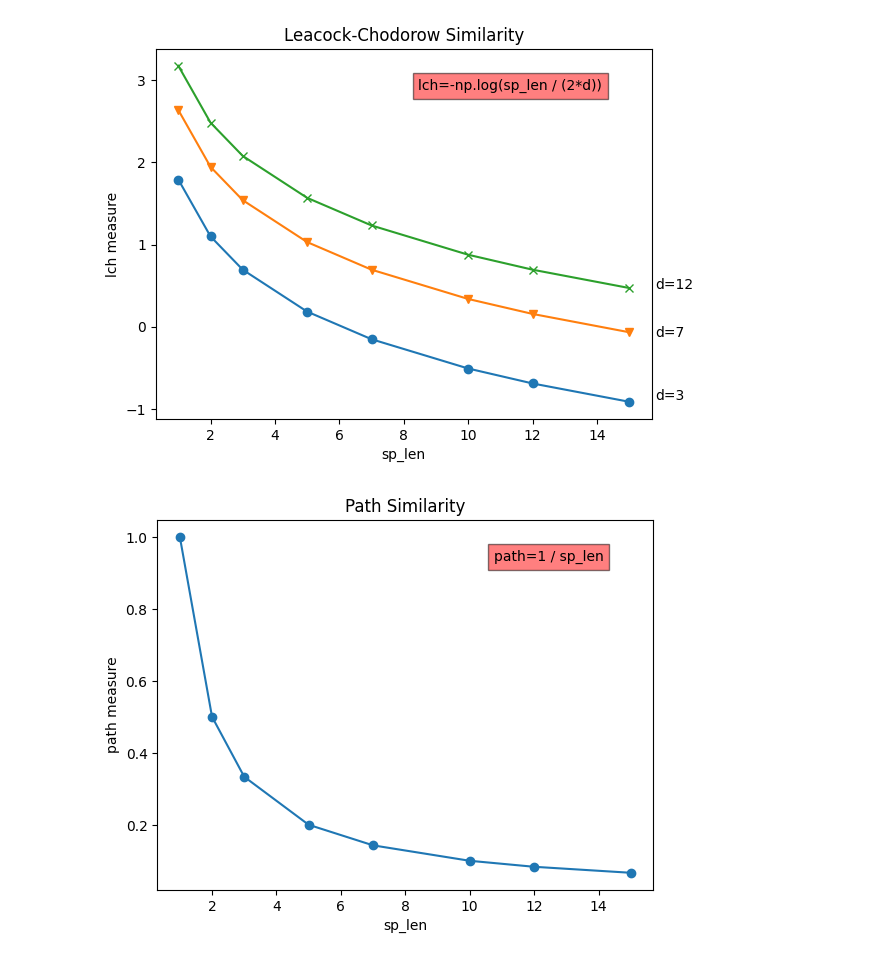
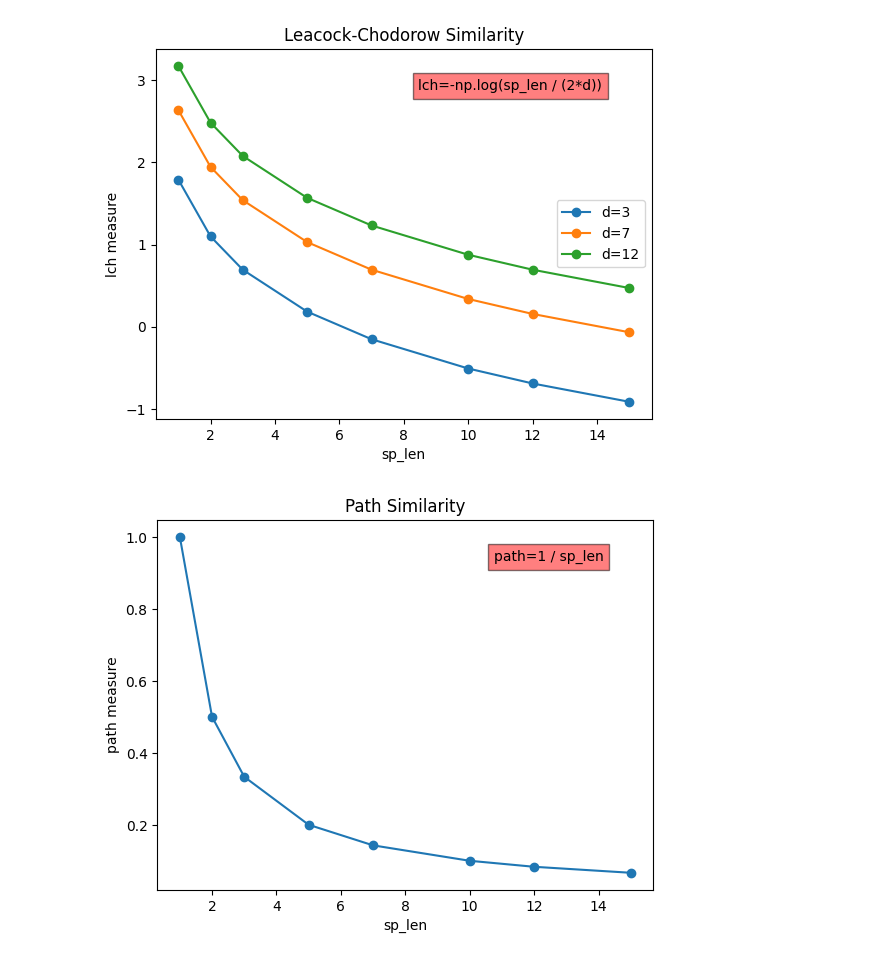
Before and after one commit to nanni00/babeldist, a Jupyter notebook: src/notebook/analysis_measures.ipynb, the cells around one changed output. Drawn from its saved outputs; the diff is of its cells as text; code cells hidden in the pictures.

```diff
--- a/src/notebook/analysis_measures.ipynb
+++ b/src/notebook/analysis_measures.ipynb
@@ -34,27 +33,28 @@ plt.show()
 # %%
 # In Leacock-Chodorow similarity, high value means high similarity.
 # With a lower shortest path length and a longer maximum taxonomy length, the result is higher.
 
 d = [3, 7, 12]
 sp_len = [1, 2, 3, 5, 7, 10, 12, 15]
 
 lch_1 = [lch(x, d[0]) for x in sp_len]
 lch_2 = [lch(x, d[1]) for x in sp_len]
 lch_3 = [lch(x, d[2]) for x in sp_len]
 
 fig, ax = plt.subplots()
 ax.text(0.9, 0.9, 'lch=-np.log(sp_len / (2*d))',
         horizontalalignment='right', verticalalignment='center',
         transform=ax.transAxes, bbox=dict(facecolor='red', alpha=0.5))
-ax.plot(sp_len, lch_1, marker='o')      , fig.text(0.905, 0.15, 'd=3')
-ax.plot(sp_len, lch_2, marker='v')      , fig.text(0.905, 0.28, 'd=7')
-ax.plot(sp_len, lch_3, marker='x')      , fig.text(0.905, 0.38, 'd=12')
+ax.plot(sp_len, lch_1, marker='o', label='d=3')
+ax.plot(sp_len, lch_2, marker='o', label='d=7')
+ax.plot(sp_len, lch_3, marker='o', label='d=12')
+plt.legend(loc='center right')
 ax.set(xlabel='sp_len', ylabel='lch measure', title='Leacock-Chodorow Similarity')
 
 plt.savefig('lch_graphic.png', format='png')
 plt.show()
 # %% [output]
-[figure, old version]
+[figure, new version]
 # %%
 # In the Path similarity, a longer path between two synsets gives a smaller result,
 # so higher higher values means higher similairity.
```
Also changed, not shown: parts of 4 cells of this notebook, 10 other files.
